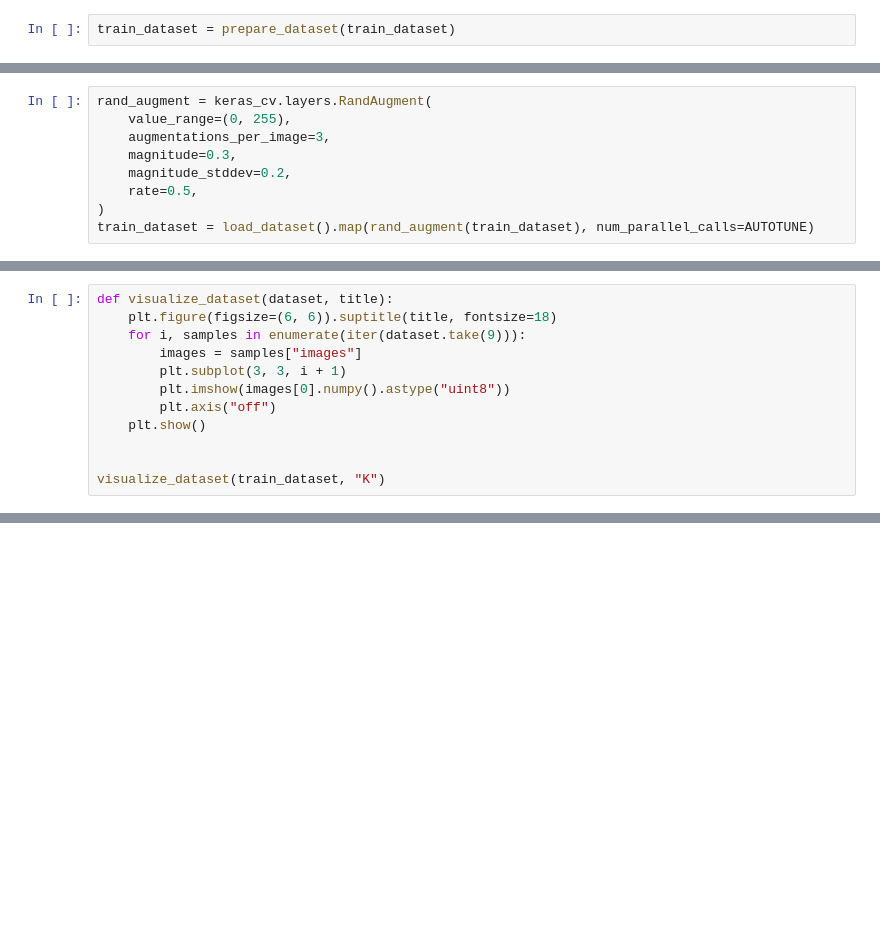
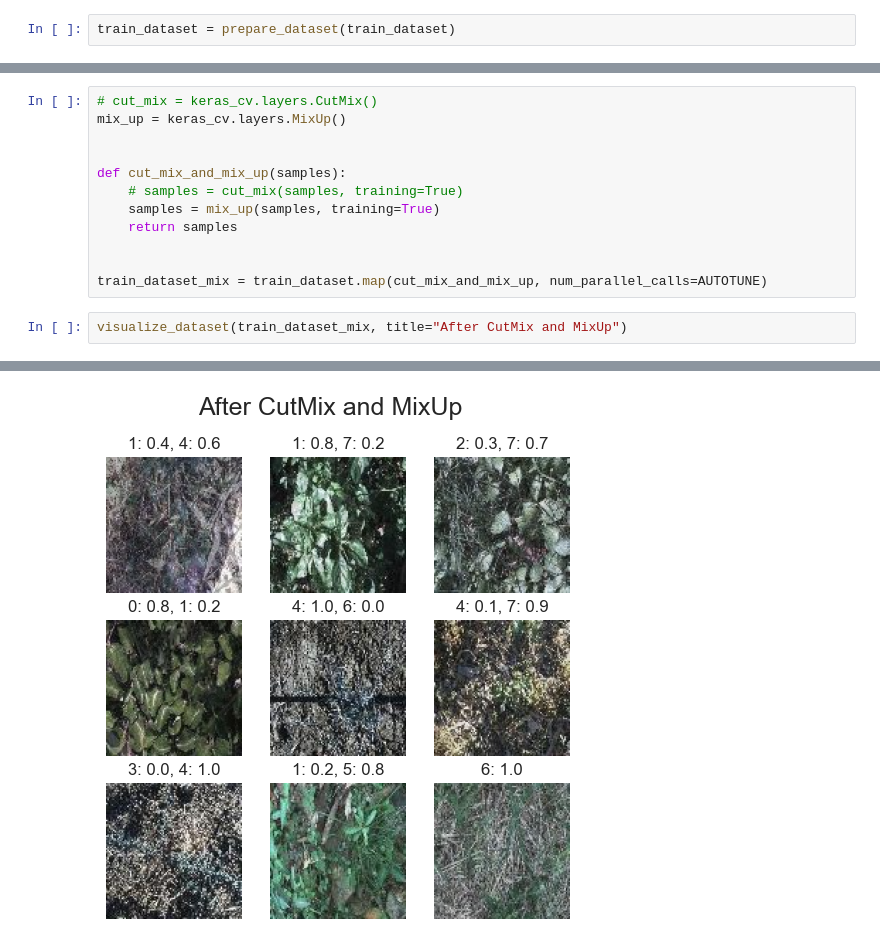
Before and after one commit to marcofasa/AN2DL-Challenges, a Jupyter notebook: Homework1/Models/Model5/Pipeline.ipynb, the cells around one changed output, grey strips where cells are left out. Cells and saved outputs as stored; diff of their text form; blank space fills up the shorter version.

```diff
--- a/Homework1/Models/Model5/Pipeline.ipynb
+++ b/Homework1/Models/Model5/Pipeline.ipynb
@@ -126,9 +115,0 @@ visualize_dataset(train_dataset, title="Before Augmentation")
-# %%
-rand_augment = keras_cv.layers.RandAugment(
-    value_range=(0, 255),
-    augmentations_per_image=3,
-    magnitude=0.3,
-    magnitude_stddev=0.2,
-    rate=0.5,
-)
-train_dataset = load_dataset().map(rand_augment(train_dataset), num_parallel_calls=AUTOTUNE)
@@ -165,12 +115,0 @@ TypeError: in user code:
-# %%
-def visualize_dataset(dataset, title):
-    plt.figure(figsize=(6, 6)).suptitle(title, fontsize=18)
-    for i, samples in enumerate(iter(dataset.take(9))):
-        images = samples["images"]
-        plt.subplot(3, 3, i + 1)
-        plt.imshow(images[0].numpy().astype("uint8"))
-        plt.axis("off")
-    plt.show()
-
-
-visualize_dataset(train_dataset, "K")
@@ -186,0 +116,15 @@ InvalidArgumentError: {{function_node __wrapped__IteratorGetNext_output_types_1_
+# %%
+# cut_mix = keras_cv.layers.CutMix()
+mix_up = keras_cv.layers.MixUp()
+
+
+def cut_mix_and_mix_up(samples):
+    # samples = cut_mix(samples, training=True)
+    samples = mix_up(samples, training=True)
+    return samples
+
+
+train_dataset_mix = train_dataset.map(cut_mix_and_mix_up, num_parallel_calls=AUTOTUNE)
+# %%
+visualize_dataset(train_dataset_mix, title="After CutMix and MixUp")
+# %% [output]
@@ -186,0 +132 @@ InvalidArgumentError: {{function_node __wrapped__IteratorGetNext_output_types_1_
+[figure, added]
```
Also changed, not shown: parts of 18 cells of this notebook, 3 other files.
